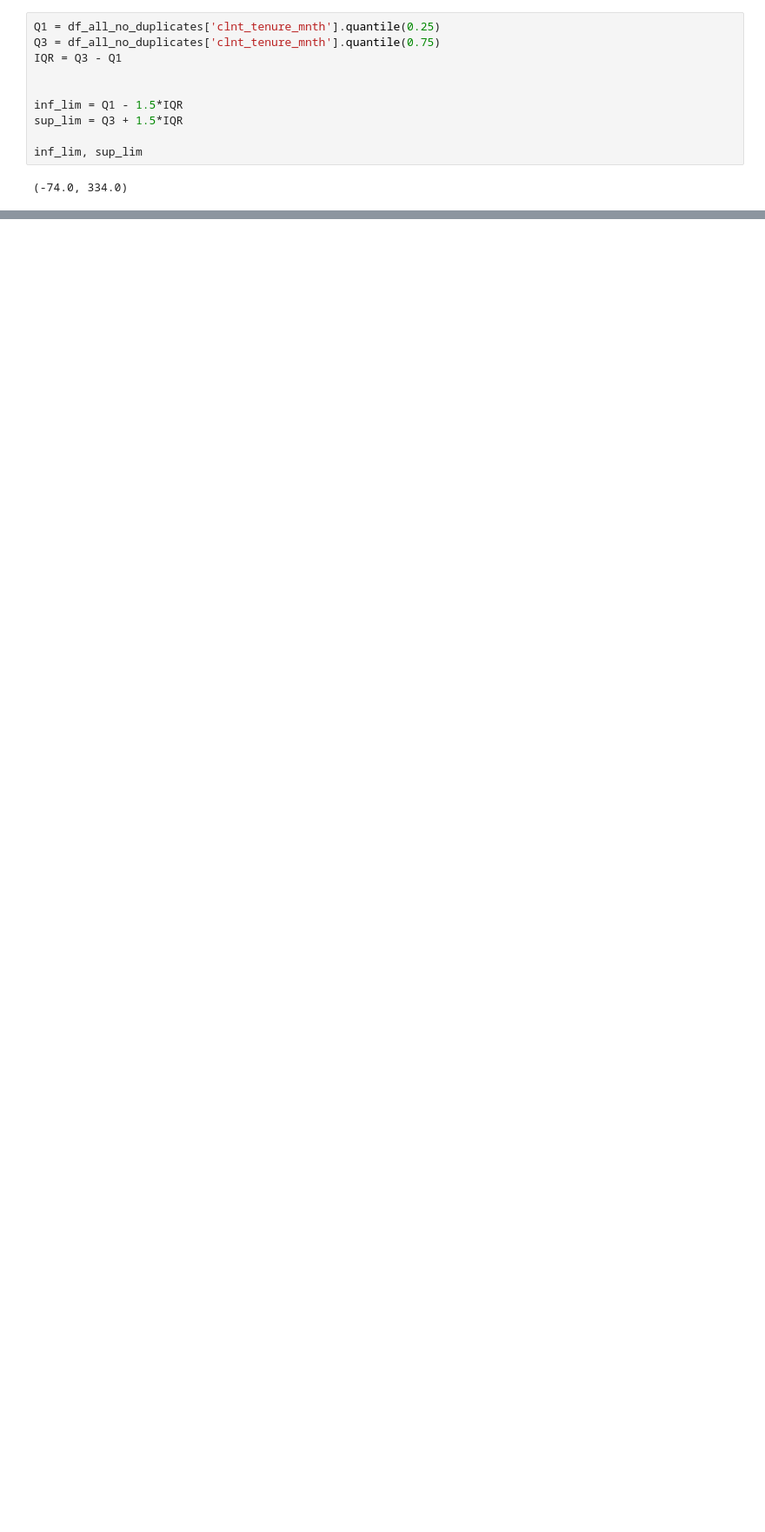
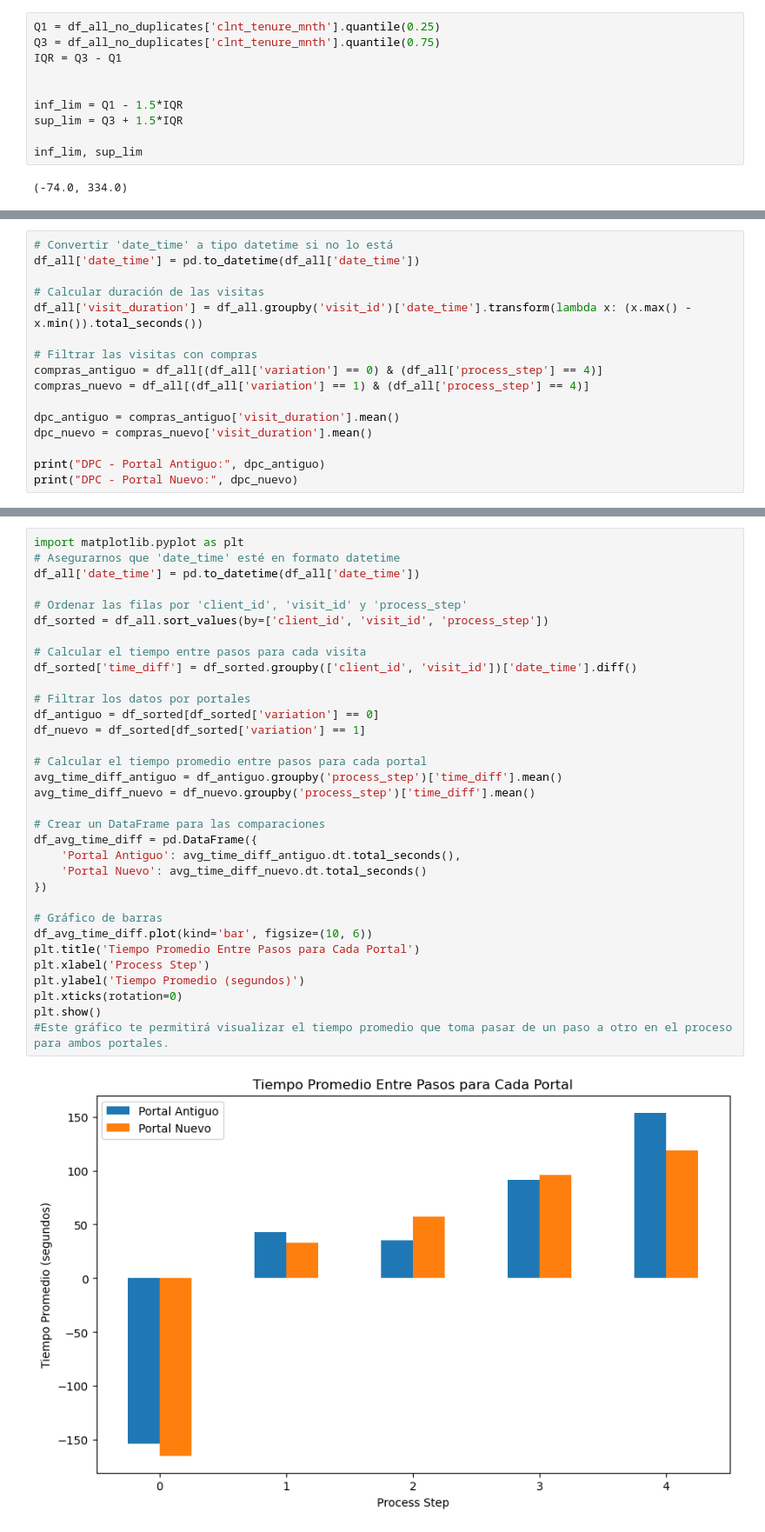
Before and after one commit to ivanalonsom/Project5_EDA_Inferential_Stats, a Jupyter notebook: main.ipynb, the cells around one changed output, grey strips where cells are left out. Shown at 87% size. Drawn from its saved outputs; the diff is of its cells as text; blank space fills up the shorter version.

```diff
--- a/main.ipynb
+++ b/main.ipynb
@@ -147,0 +279,16 @@ inf_lim, sup_lim
+# %%
+# Convertir 'date_time' a tipo datetime si no lo está
+df_all['date_time'] = pd.to_datetime(df_all['date_time'])
+
+# Calcular duración de las visitas
+df_all['visit_duration'] = df_all.groupby('visit_id')['date_time'].transform(lambda x: (x.max() - x.min()).total_seconds())
+
+# Filtrar las visitas con compras
+compras_antiguo = df_all[(df_all['variation'] == 0) & (df_all['process_step'] == 4)]
+compras_nuevo = df_all[(df_all['variation'] == 1) & (df_all['process_step'] == 4)]
+
+dpc_antiguo = compras_antiguo['visit_duration'].mean()
+dpc_nuevo = compras_nuevo['visit_duration'].mean()
+
+print("DPC - Portal Antiguo:", dpc_antiguo)
+print("DPC - Portal Nuevo:", dpc_nuevo)
@@ -147,0 +349,35 @@ inf_lim, sup_lim
+# %%
+import matplotlib.pyplot as plt
+# Asegurarnos que 'date_time' esté en formato datetime
+df_all['date_time'] = pd.to_datetime(df_all['date_time'])
+
+# Ordenar las filas por 'client_id', 'visit_id' y 'process_step'
+df_sorted = df_all.sort_values(by=['client_id', 'visit_id', 'process_step'])
+
+# Calcular el tiempo entre pasos para cada visita
+df_sorted['time_diff'] = df_sorted.groupby(['client_id', 'visit_id'])['date_time'].diff()
+
+# Filtrar los datos por portales
+df_antiguo = df_sorted[df_sorted['variation'] == 0]
+df_nuevo = df_sorted[df_sorted['variation'] == 1]
+
+# Calcular el tiempo promedio entre pasos para cada portal
+avg_time_diff_antiguo = df_antiguo.groupby('process_step')['time_diff'].mean()
+avg_time_diff_nuevo = df_nuevo.groupby('process_step')['time_diff'].mean()
+
+# Crear un DataFrame para las comparaciones
+df_avg_time_diff = pd.DataFrame({
+    'Portal Antiguo': avg_time_diff_antiguo.dt.total_seconds(),
+    'Portal Nuevo': avg_time_diff_nuevo.dt.total_seconds()
+})
+
+# Gráfico de barras
+df_avg_time_diff.plot(kind='bar', figsize=(10, 6))
+plt.title('Tiempo Promedio Entre Pasos para Cada Portal')
+plt.xlabel('Process Step')
+plt.ylabel('Tiempo Promedio (segundos)')
+plt.xticks(rotation=0)
+plt.show()
+#Este gráfico te permitirá visualizar el tiempo promedio que toma pasar de un paso a otro en el proceso para ambos portales.
+# %% [output]
+[figure, added]
```
Also changed, not shown: parts of 22 cells of this notebook, 1 other file.
